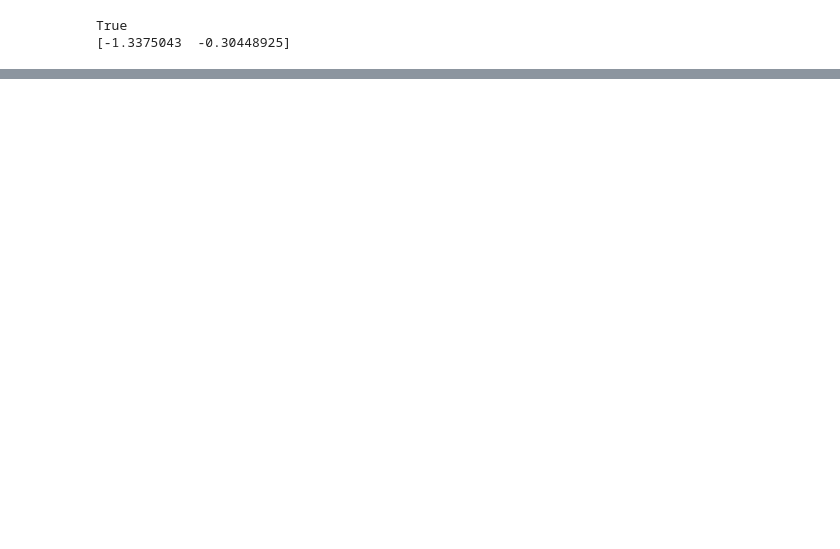
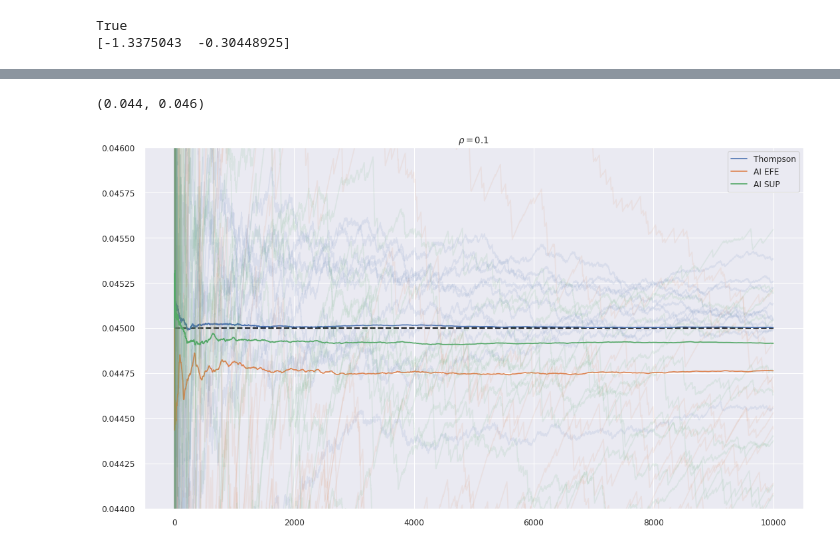
Before and after one commit to dimarkov/aibandits, a Jupyter notebook: notebooks/stationary/ai_bandits_reduced.ipynb, the cells around one changed output, grey strips where cells are left out. Saved outputs shown, nothing was run; the diff lists cells and outputs as text; code cells hidden in the pictures; blank space fills up the shorter version.

```diff
--- a/notebooks/stationary/ai_bandits_reduced.ipynb
+++ b/notebooks/stationary/ai_bandits_reduced.ipynb
@@ -314,0 +290,25 @@ plot_sequences([sequence1, sequence2, sequence3], pars)
+# %%
+pars = {
+    'eps': .05,
+    'rho': .1,
+    'base': .5,
+}
+
+N=1000
+T=10000
+K=10
+
+sim = Simulator(process, learning, thompson_selection, pars, N=N, T=T, K=K)
+sequence1 = sim.run()
+
+sim = Simulator(process, learning, efe_selection, pars, N=N, T=T, K=K)
+sequence2 = sim.run()
+
+sim = Simulator(process, learning, sup_selection, pars, N=N, T=T, K=K)
+sequence3 = sim.run()
+# %%
+plot_sequences([sequence1, sequence2, sequence3], pars)
+plt.ylim([0.044, 0.046])
+# %% [output]
+(0.044, 0.046)
+[figure, added]
```
Also changed, not shown: parts of 15 cells of this notebook.
